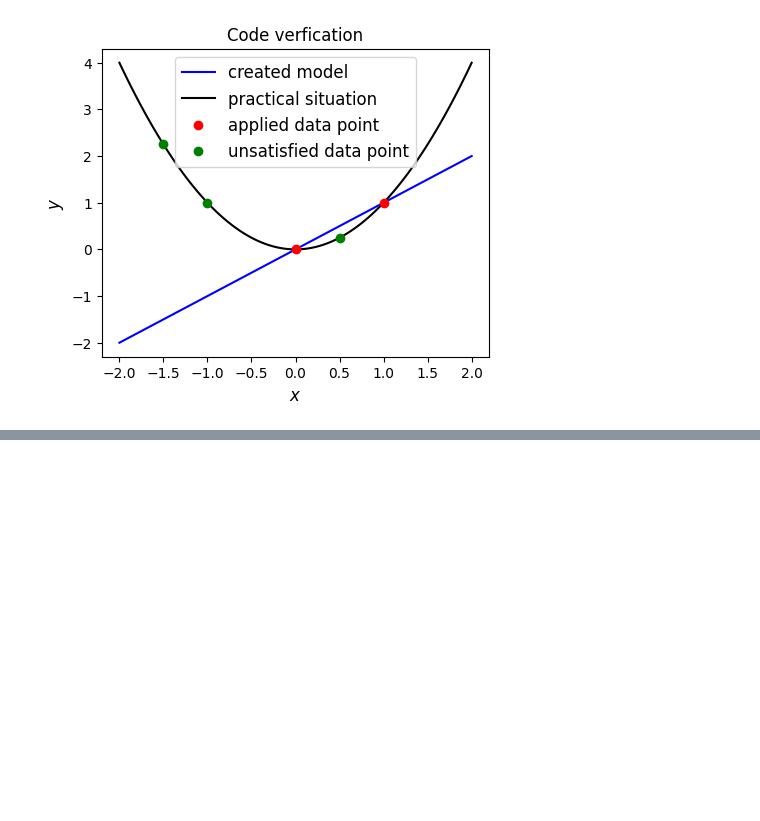
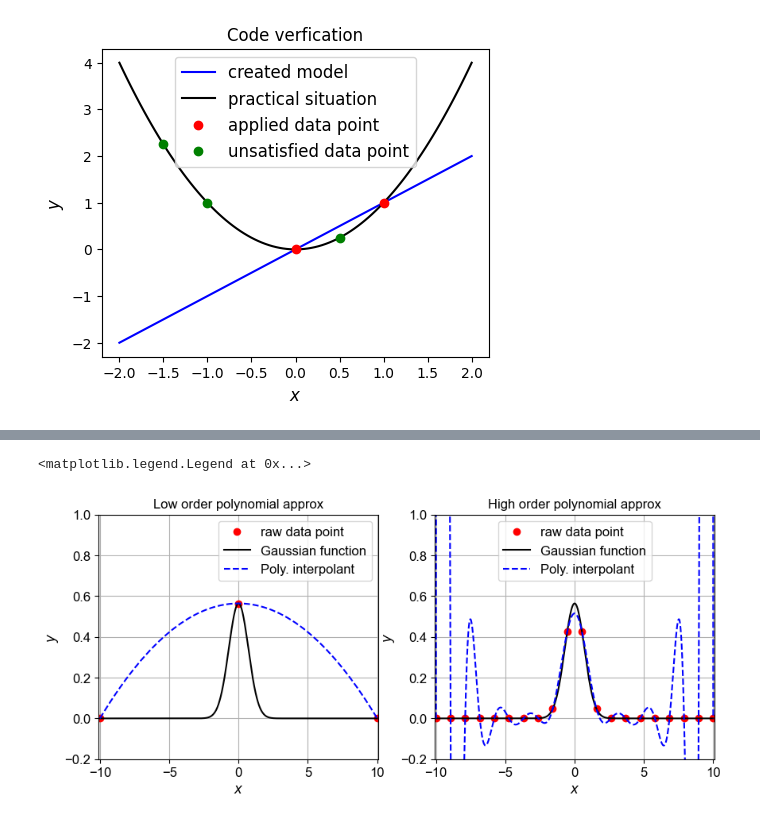
Before and after one commit to acse-e541dd80/ci_mpm, a Jupyter notebook: CM-Nov2022-assessment.ipynb, the cells around one changed output, grey strips where cells are left out. Cells and saved outputs as stored; diff of their text form; code cells hidden in the pictures; blank space fills up the shorter version.

```diff
--- a/CM-Nov2022-assessment.ipynb
+++ b/CM-Nov2022-assessment.ipynb
@@ -131,0 +194,50 @@ Text(0, 0.5, '$y$')
+# %%
+def f(x):
+    return np.exp(-x**2)/np.sqrt(np.pi)
+
+xi1 = np.linspace(-10, 10., 3)
+yi1 = [f(i) for i in xi1]
+
+V1 = np.vander(xi1, increasing=True)
+a1 = np.linalg.solve(V1, yi1)
+
+xi2 = np.linspace(-10, 10., 20)
+yi2 = [f(i) for i in xi2]
+
+V2 = np.vander(xi2, increasing=True)
+a2 = np.linalg.solve(V2, yi2)
+
+fig = plt.figure(figsize=(10, 4))
+ax1 = fig.add_subplot(121)
+ax2 = fig.add_subplot(122)
+
+x = np.linspace(-10., 10., 1000)
+
+def plot_point(xi, yi, x, y, ax):
+    ax.plot(xi, yi, 'ro', label='raw data point')
+    ax.plot(x, y, 'k', label='Gaussian function')
+    ax.set_xlabel('$x$', fontsize=12)
+    ax.set_ylabel('$y$', fontsize=12)
+    ax.grid(True)
+    ax.set_xlim(-10.1, 10.1)
+    ax.set_ylim(-0.2, 1)
+
+plot_point(xi1, yi1, x, f(x), ax1)
+plot_point(xi2, yi2, x, f(x), ax2)
+
+p1 = np.poly1d(np.flip(a1, 0))
+poly1 = p1(x)
+
+p2 = np.poly1d(np.flip(a2, 0))
+poly2 = p2(x)
+
+ax1.set_title('Low order polynomial approx', fontsize=12)
+ax1.plot(x, poly1, '--b', label='Poly. interpolant')
+ax1.legend(loc='best', fontsize=12)
+
+ax2.set_title('High order polynomial approx', fontsize=12)
+ax2.plot(x, poly2, '--b', label='Poly. interpolant')
+ax2.legend(loc='best', fontsize=12)
+# %% [output]
+<matplotlib.legend.Legend at 0x...>
+[figure, added]
```
Also changed, not shown: parts of 21 cells of this notebook.
